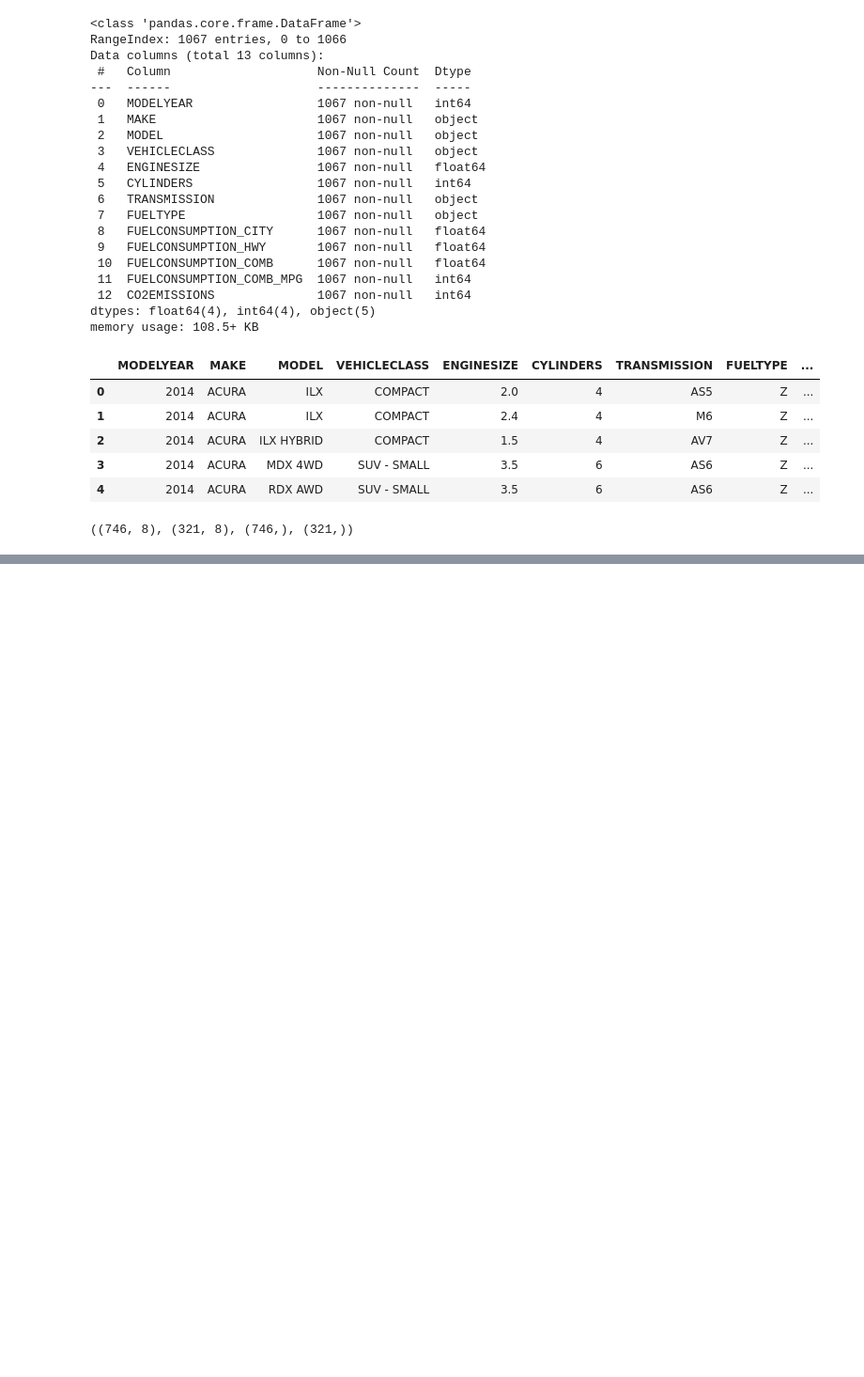
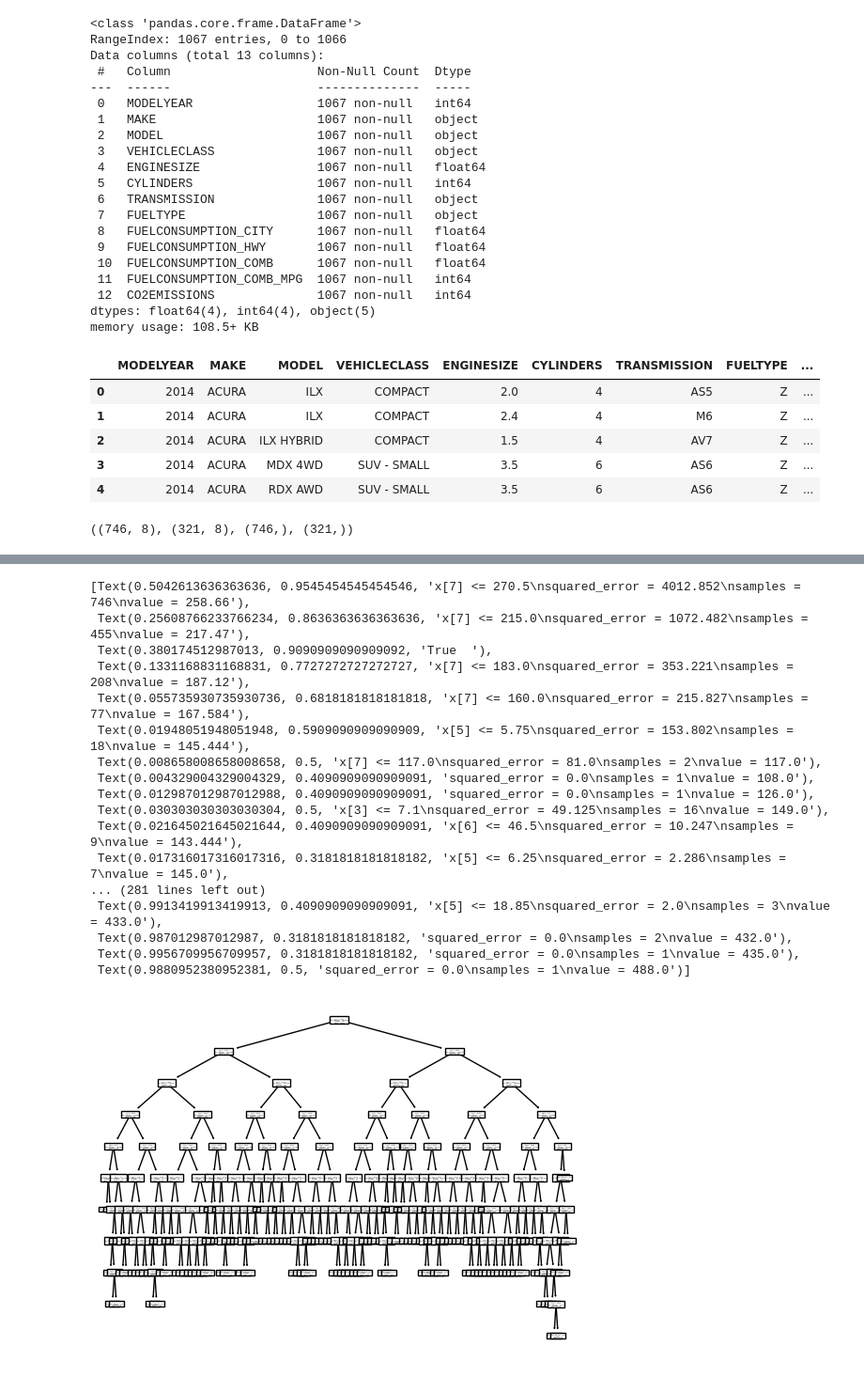
Before and after one commit to JDDPacheco/TADS42, a Jupyter notebook: TETI/aula_24-11-11.ipynb, the cells around one changed output, grey strips where cells are left out. Shown at 94% size. Drawn from its saved outputs; the diff is of its cells as text; code cells hidden in the pictures; blank space fills up the shorter version.

```diff
--- a/TETI/aula_24-11-11.ipynb
+++ b/TETI/aula_24-11-11.ipynb
@@ -71,4 +71,5 @@ x_train.shape, x_test.shape, y_train.shape, y_test.shape
 # %% [output]
 ((746, 8), (321, 8), (746,), (321,))
 # %%
-modelo_reg =
+modelo_reg = tree.DecisionTreeRegressor()
+modelo_reg = modelo_reg.fit(x_train, y_train)
@@ -74,0 +98,21 @@ modelo_reg =
+# %%
+tree.plot_tree(modelo_reg)
+# %% [output]
+[Text(0.5042613636363636, 0.9545454545454546, 'x[7] <= 270.5\nsquared_error = 4012.852\nsamples = 746\nvalue = 258.66'),
+ Text(0.25608766233766234, 0.8636363636363636, 'x[7] <= 215.0\nsquared_error = 1072.482\nsamples = 455\nvalue = 217.47'),
+ Text(0.380174512987013, 0.9090909090909092, 'True  '),
+ Text(0.1331168831168831, 0.7727272727272727, 'x[7] <= 183.0\nsquared_error = 353.221\nsamples = 208\nvalue = 187.12'),
+ Text(0.055735930735930736, 0.6818181818181818, 'x[7] <= 160.0\nsquared_error = 215.827\nsamples = 77\nvalue = 167.584'),
+ Text(0.01948051948051948, 0.5909090909090909, 'x[5] <= 5.75\nsquared_error = 153.802\nsamples = 18\nvalue = 145.444'),
+ Text(0.008658008658008658, 0.5, 'x[7] <= 117.0\nsquared_error = 81.0\nsamples = 2\nvalue = 117.0'),
+ Text(0.004329004329004329, 0.4090909090909091, 'squared_error = 0.0\nsamples = 1\nvalue = 108.0'),
+ Text(0.012987012987012988, 0.4090909090909091, 'squared_error = 0.0\nsamples = 1\nvalue = 126.0'),
+ Text(0.030303030303030304, 0.5, 'x[3] <= 7.1\nsquared_error = 49.125\nsamples = 16\nvalue = 149.0'),
+ Text(0.021645021645021644, 0.4090909090909091, 'x[6] <= 46.5\nsquared_error = 10.247\nsamples = 9\nvalue = 143.444'),
+ Text(0.017316017316017316, 0.3181818181818182, 'x[5] <= 6.25\nsquared_error = 2.286\nsamples = 7\nvalue = 145.0'),
+... (281 lines left out)
+ Text(0.9913419913419913, 0.4090909090909091, 'x[5] <= 18.85\nsquared_error = 2.0\nsamples = 3\nvalue = 433.0'),
+ Text(0.987012987012987, 0.3181818181818182, 'squared_error = 0.0\nsamples = 2\nvalue = 432.0'),
+ Text(0.9956709956709957, 0.3181818181818182, 'squared_error = 0.0\nsamples = 1\nvalue = 435.0'),
+ Text(0.9880952380952381, 0.5, 'squared_error = 0.0\nsamples = 1\nvalue = 488.0')]
+[figure, added]
```
Also changed, not shown: parts of 42 cells of this notebook.
